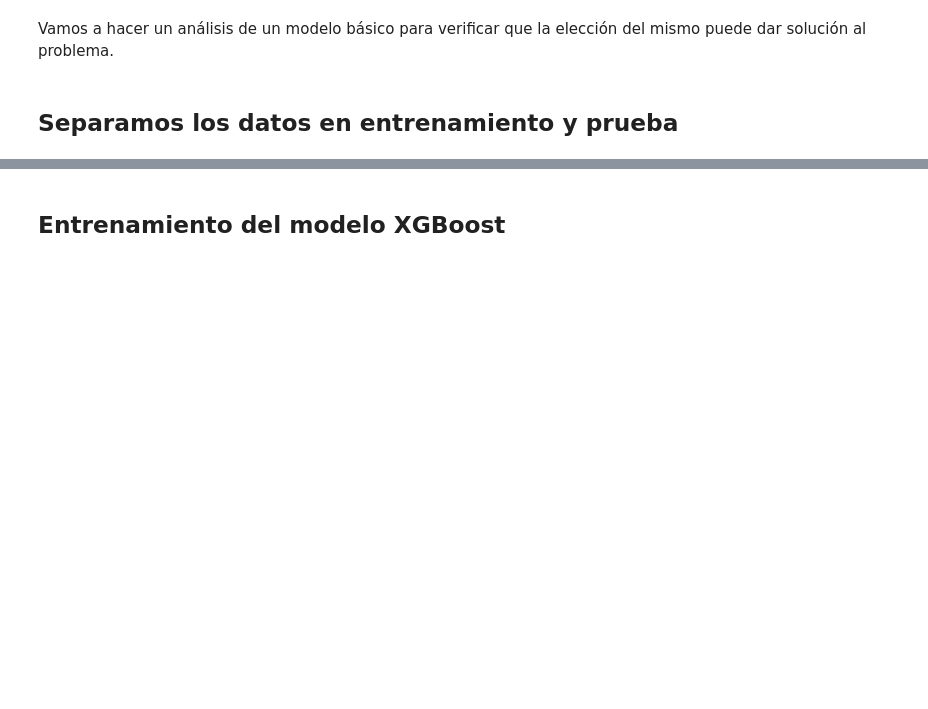
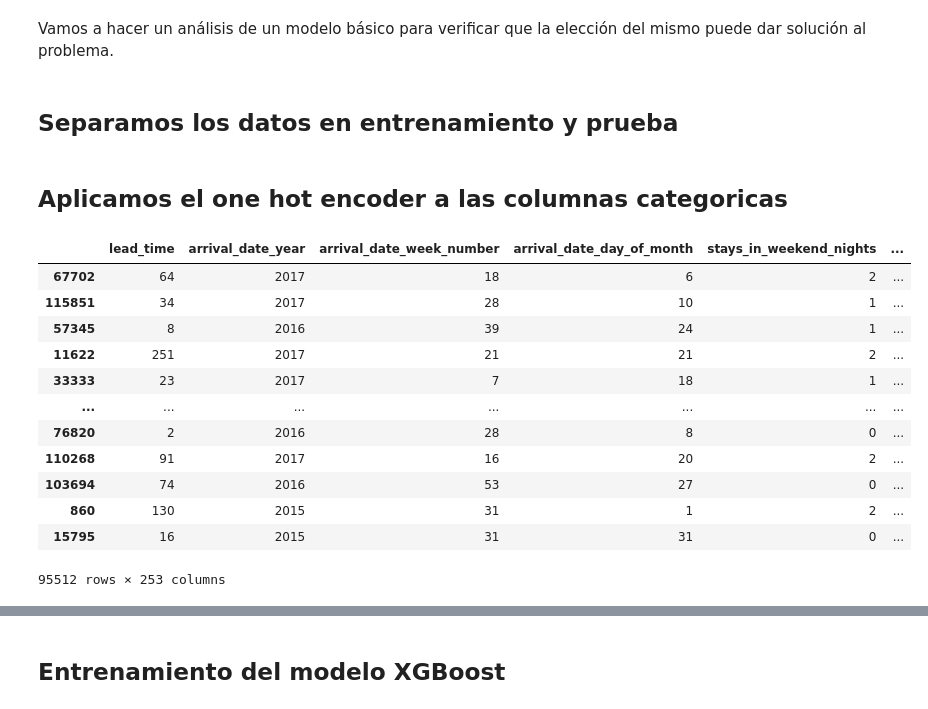
Before and after one commit to 4GeeksAcademy/LucasDellaMaestra-AlejandroNovellino-ReneRamirez-ProyectoFinal, a Jupyter notebook: notebooks/1.0-explore.ipynb, the cells around one changed output, grey strips where cells are left out. Drawn from its saved outputs; the diff is of its cells as text; code cells hidden in the pictures; blank space fills up the shorter version.

```diff
--- a/notebooks/1.0-explore.ipynb
+++ b/notebooks/1.0-explore.ipynb
@@ -313,12 +282,14 @@ Vamos a hacer un análisis de un modelo básico para verificar que la elección
 # %% [markdown]
 ## Separamos los datos en entrenamiento y prueba
 # %%
-from utils import split_my_data
+from utils import split_my_data # type: ignore
 
 
 # Toma las variables y el target
-X = df_hotel_encoded.drop(columns=target)
-y = df_hotel_encoded[target]
+X = df_hotel.drop(columns=target)
+y = df_hotel[target]
 
 # divide the dataset into training and test samples
 X_train, X_test, y_train, y_test = split_my_data(X, y, test_size=0.2, random_state=42)
+# %% [markdown]
+## Aplicamos el one hot encoder a las columnas categoricas
@@ -324,0 +322,17 @@ X_train, X_test, y_train, y_test = split_my_data(X, y, test_size=0.2, random_sta
+# %%
+# imprimimos para verificar
+X_train_final
+# %% [output]
+|  | lead_time | arrival_date_year | arrival_date_week_number | arrival_date_day_of_month | stays_in_weekend_nights | ... |
+| 67702 | 64 | 2017 | 18 | 6 | 2 | ... |
+| 115851 | 34 | 2017 | 28 | 10 | 1 | ... |
+| 57345 | 8 | 2016 | 39 | 24 | 1 | ... |
+| 11622 | 251 | 2017 | 21 | 21 | 2 | ... |
+| 33333 | 23 | 2017 | 7 | 18 | 1 | ... |
+| ... | ... | ... | ... | ... | ... | ... |
+| 76820 | 2 | 2016 | 28 | 8 | 0 | ... |
+| 110268 | 91 | 2017 | 16 | 20 | 2 | ... |
+| 103694 | 74 | 2016 | 53 | 27 | 0 | ... |
+| 860 | 130 | 2015 | 31 | 1 | 2 | ... |
+| 15795 | 16 | 2015 | 31 | 31 | 0 | ... |
+95512 rows × 253 columns
```
Also changed, not shown: parts of 48 cells of this notebook, 4 other files.
